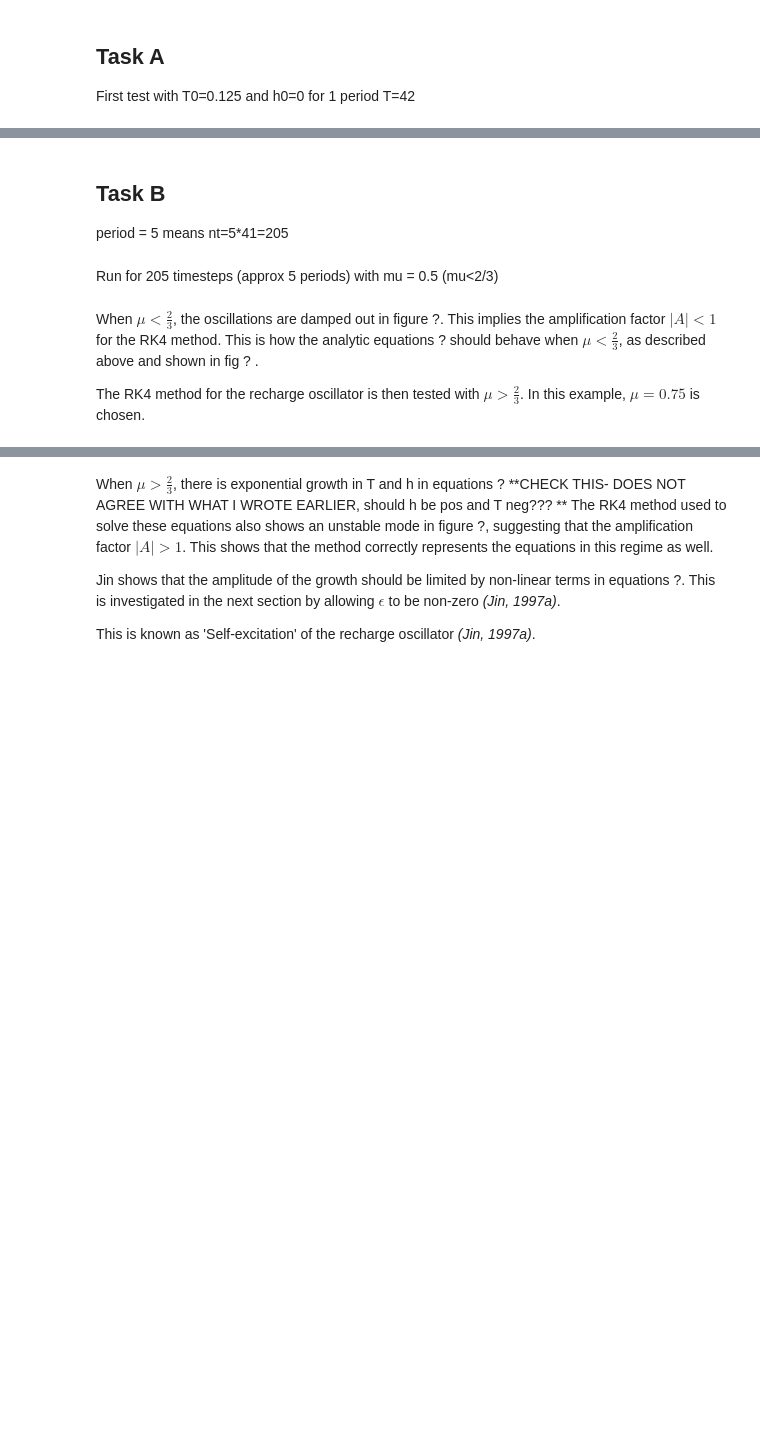
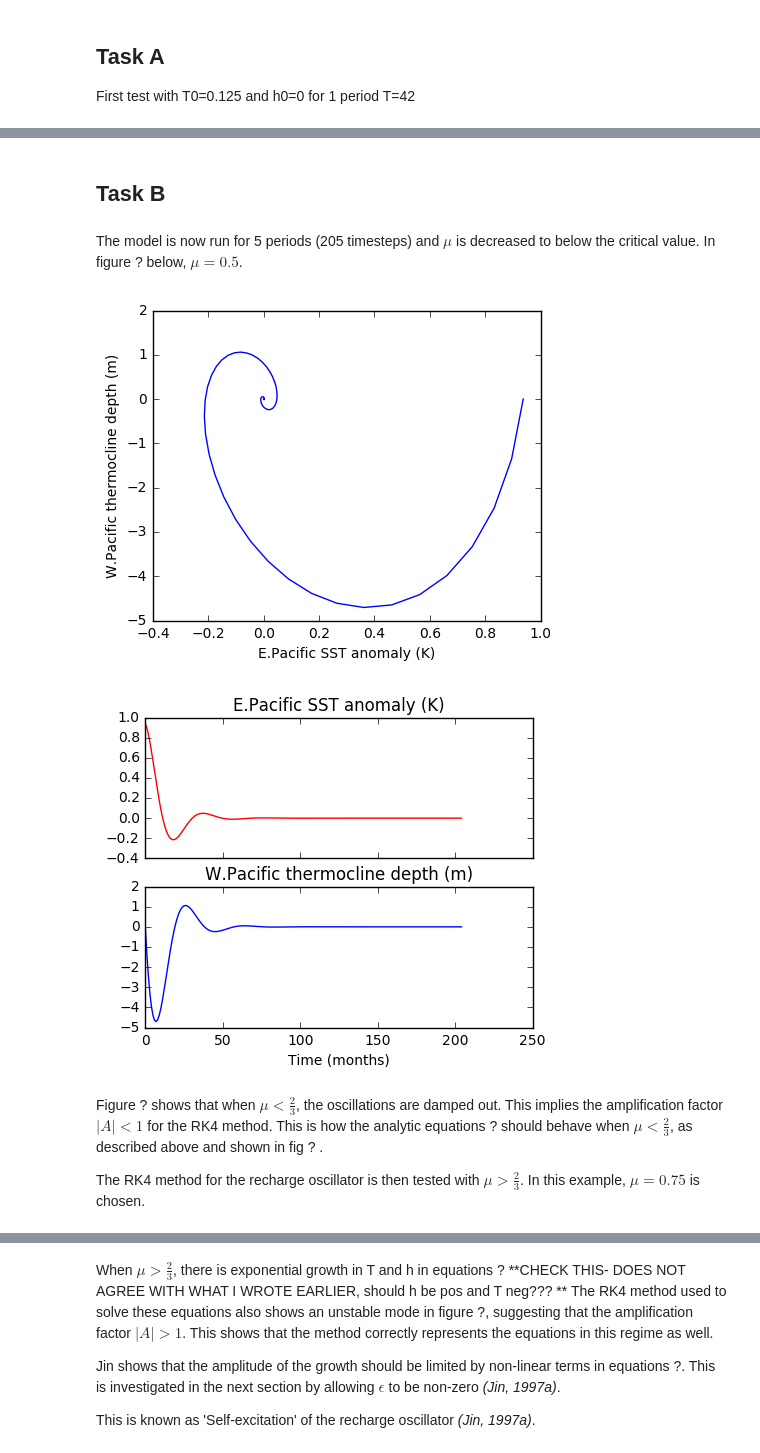
Before and after one commit to lm2612/mtmw14, a Jupyter notebook: project1/Notebook.ipynb, the cells around one changed output, grey strips where cells are left out. Drawn from its saved outputs; the diff is of its cells as text; code cells hidden in the pictures; blank space fills up the shorter version.

```diff
--- a/project1/Notebook.ipynb
+++ b/project1/Notebook.ipynb
@@ -55,19 +82,20 @@ plt.show()
 # %% [markdown]
 ## Task B
-period = 5 means nt=5*41=205
-# %% [markdown]
-Run for 205 timesteps (approx 5 periods) with mu = 0.5 (mu<2/3)
+# %% [markdown]
+The model is now run for 5 periods (205 timesteps) and $\mu$ is decreased to below the critical value. In figure ? below, $\mu=0.5$.
 # %%
-T,h = rk4(T0=0.125, h0=0., mu0=0.5, nt=210)
+T,h = rk4(T0=0.125, h0=0., mu0=0.5, nt=205)
 phase2=phase_plot(T,h)
 time2=time_plot(T,h)
 
 phase2.set_size_inches(5,4)
 time2.set_size_inches(5,4)
-
 plt.show()
+# %% [output]
+[figure, added]
+[figure, added]
 # %% [markdown]
-When $\mu < \frac{2}{3} $, the oscillations are damped out in figure ?. This implies the amplification factor $|A|<1$ for the RK4 method. This is how the analytic equations ? should behave when $\mu < \frac{2}{3} $, as described above and shown in fig ? .
+Figure ? shows that when $\mu < \frac{2}{3} $, the oscillations are damped out. This implies the amplification factor $|A|<1$ for the RK4 method. This is how the analytic equations ? should behave when $\mu < \frac{2}{3} $, as described above and shown in fig ? .
 
 The RK4 method for the recharge oscillator is then tested with $\mu>\frac{2}{3}$. In this example, $\mu=0.75$ is chosen.
 # %%
```
Also changed, not shown: parts of 11 cells of this notebook, 1 other file.
